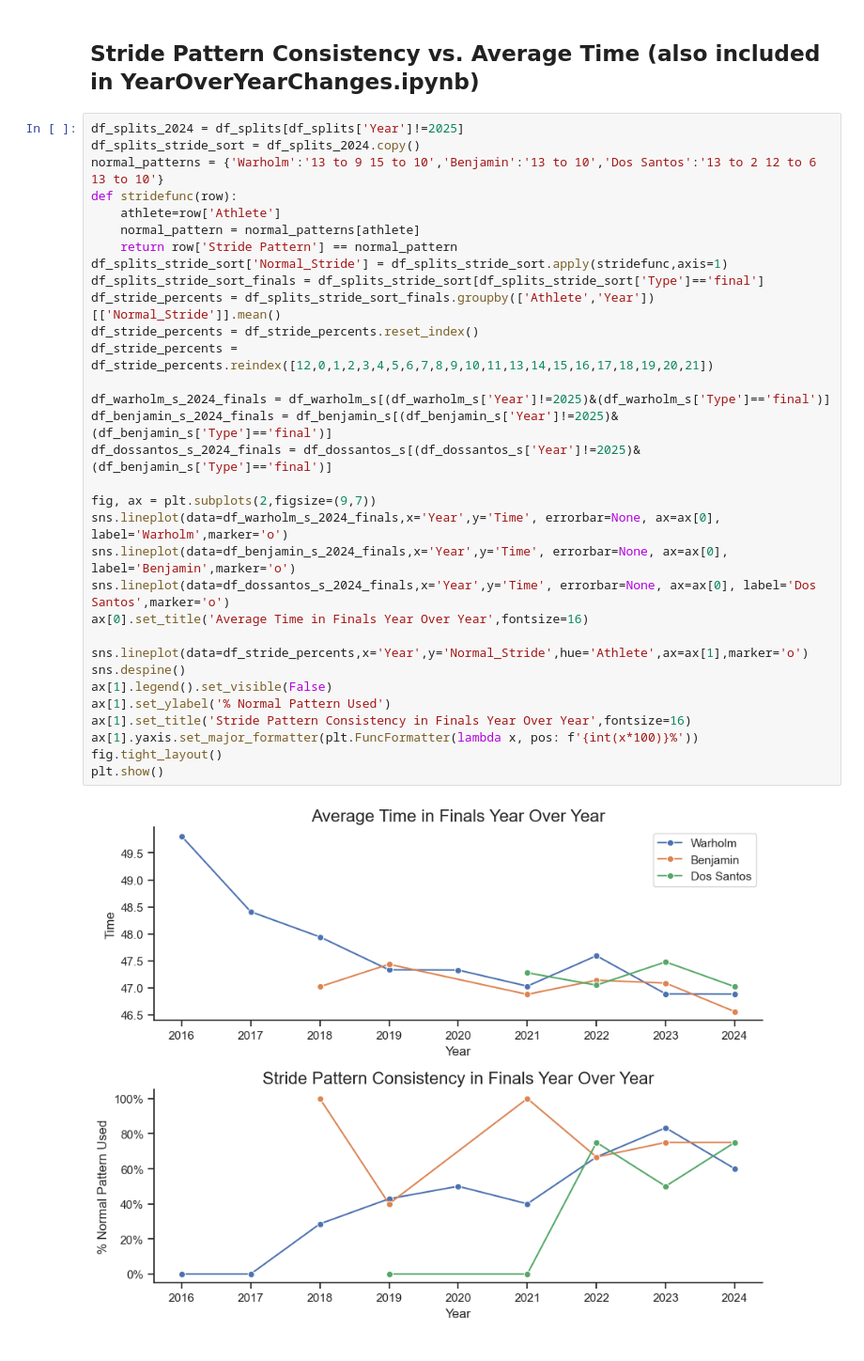
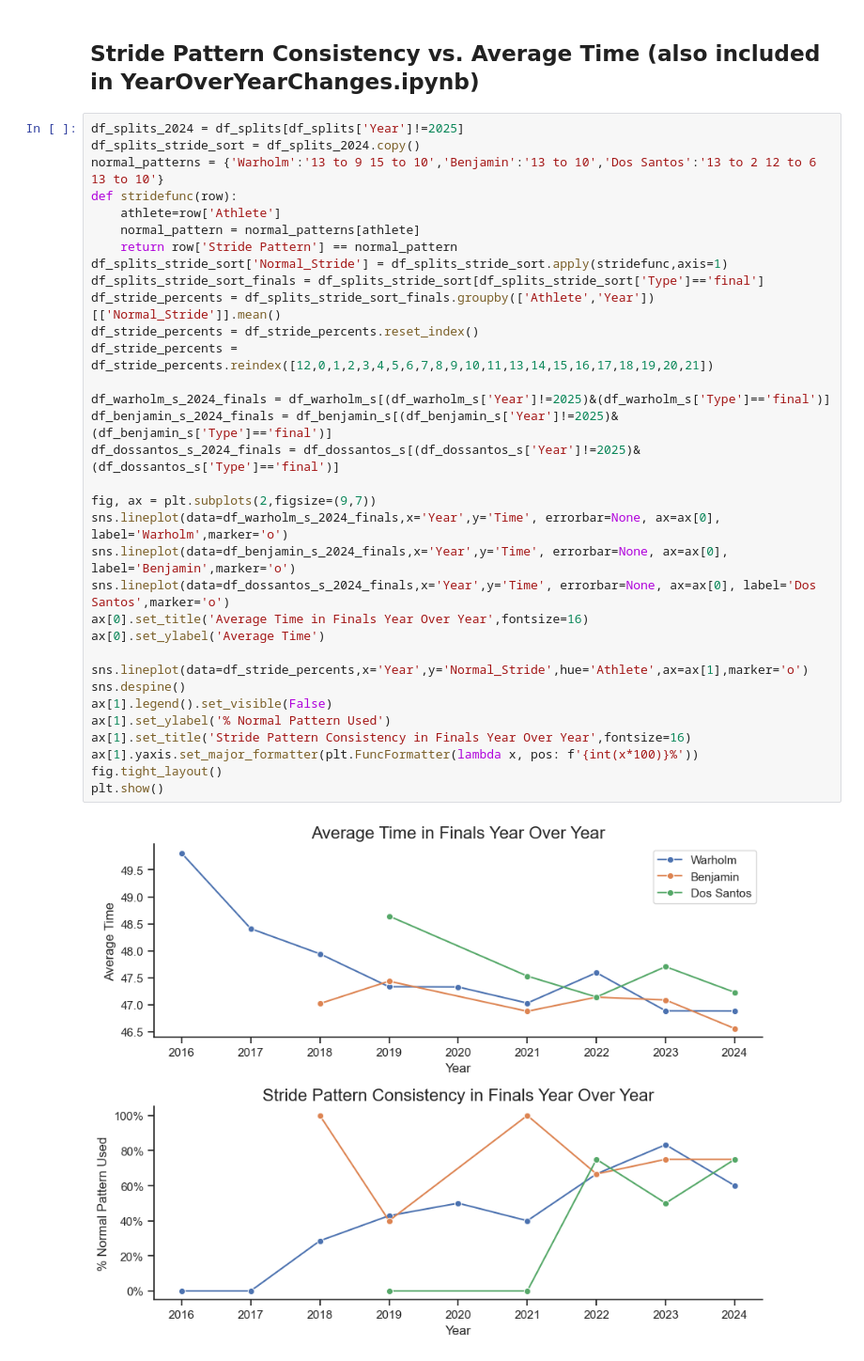
Before and after one commit to emeraldEAGLE888/Hurdles_Analysis, a Jupyter notebook: Analyses/StridePatternAnalysis.ipynb, the cells around one changed output. Shown at 94% size. Cells and saved outputs as stored; diff of their text form.

Commit message:
Cleaned up graphs

```diff
--- a/Analyses/StridePatternAnalysis.ipynb
+++ b/Analyses/StridePatternAnalysis.ipynb
@@ -81,32 +81,33 @@ df_splits_2024 = df_splits[df_splits['Year']!=2025]
 df_splits_stride_sort = df_splits_2024.copy()
 normal_patterns = {'Warholm':'13 to 9 15 to 10','Benjamin':'13 to 10','Dos Santos':'13 to 2 12 to 6 13 to 10'}
 def stridefunc(row):
     athlete=row['Athlete']
     normal_pattern = normal_patterns[athlete]
     return row['Stride Pattern'] == normal_pattern
 df_splits_stride_sort['Normal_Stride'] = df_splits_stride_sort.apply(stridefunc,axis=1)
 df_splits_stride_sort_finals = df_splits_stride_sort[df_splits_stride_sort['Type']=='final']
 df_stride_percents = df_splits_stride_sort_finals.groupby(['Athlete','Year'])[['Normal_Stride']].mean()
 df_stride_percents = df_stride_percents.reset_index()
 df_stride_percents = df_stride_percents.reindex([12,0,1,2,3,4,5,6,7,8,9,10,11,13,14,15,16,17,18,19,20,21])
 
 df_warholm_s_2024_finals = df_warholm_s[(df_warholm_s['Year']!=2025)&(df_warholm_s['Type']=='final')]
 df_benjamin_s_2024_finals = df_benjamin_s[(df_benjamin_s['Year']!=2025)&(df_benjamin_s['Type']=='final')]
-df_dossantos_s_2024_finals = df_dossantos_s[(df_dossantos_s['Year']!=2025)&(df_benjamin_s['Type']=='final')]
+df_dossantos_s_2024_finals = df_dossantos_s[(df_dossantos_s['Year']!=2025)&(df_dossantos_s['Type']=='final')]
 
 fig, ax = plt.subplots(2,figsize=(9,7))
 sns.lineplot(data=df_warholm_s_2024_finals,x='Year',y='Time', errorbar=None, ax=ax[0], label='Warholm',marker='o')
 sns.lineplot(data=df_benjamin_s_2024_finals,x='Year',y='Time', errorbar=None, ax=ax[0], label='Benjamin',marker='o')
 sns.lineplot(data=df_dossantos_s_2024_finals,x='Year',y='Time', errorbar=None, ax=ax[0], label='Dos Santos',marker='o')
 ax[0].set_title('Average Time in Finals Year Over Year',fontsize=16)
+ax[0].set_ylabel('Average Time')
 
 sns.lineplot(data=df_stride_percents,x='Year',y='Normal_Stride',hue='Athlete',ax=ax[1],marker='o')
 sns.despine()
 ax[1].legend().set_visible(False)
 ax[1].set_ylabel('% Normal Pattern Used')
 ax[1].set_title('Stride Pattern Consistency in Finals Year Over Year',fontsize=16)
 ax[1].yaxis.set_major_formatter(plt.FuncFormatter(lambda x, pos: f'{int(x*100)}%'))
 fig.tight_layout()
 plt.show()
 # %% [output]
-[figure, old version]
+[figure, new version]
```
Also changed, not shown: 2 other files.
